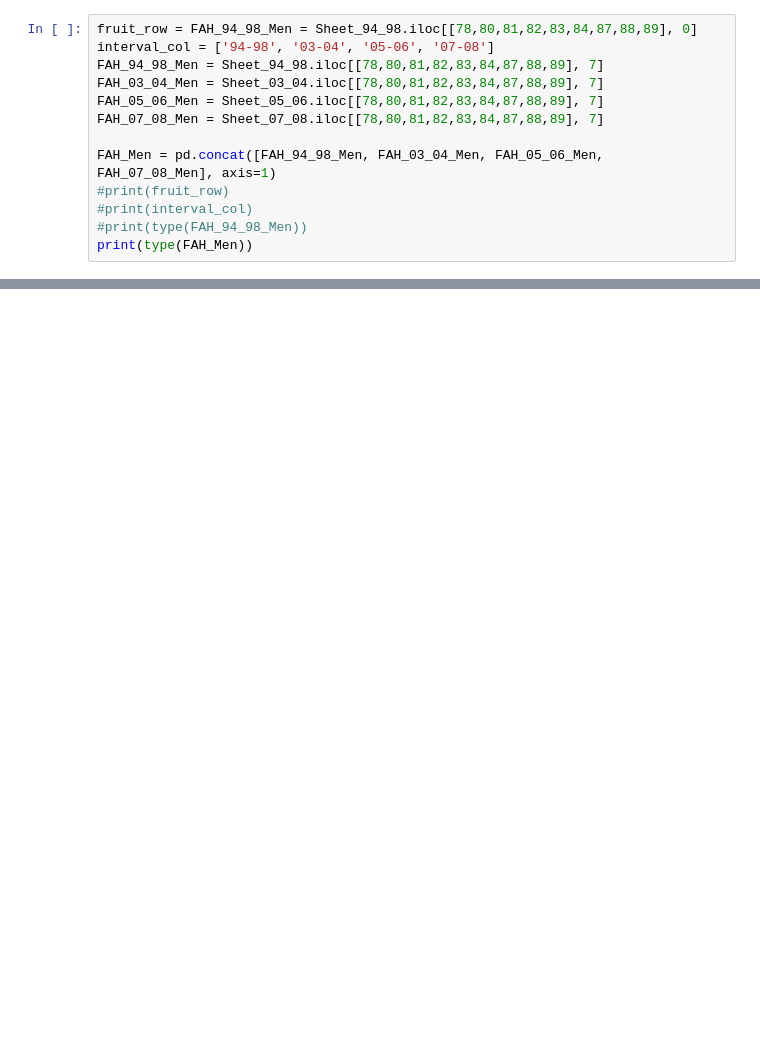
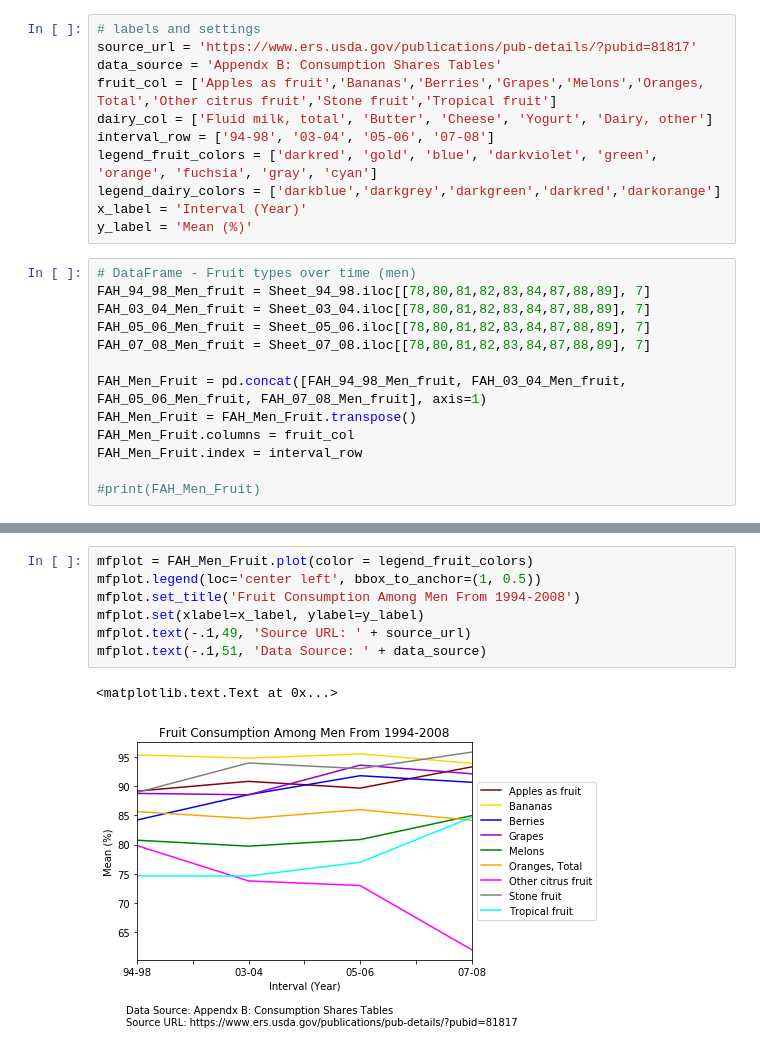
Before and after one commit to maismin/CSC59969S17HW1, a Jupyter notebook: prob2/prob2.ipynb, the cells around one changed output, grey strips where cells are left out. Cells and saved outputs as stored; diff of their text form; blank space fills up the shorter version.

Commit message:
Included excel file and completed charts - need to write summary

```diff
--- a/prob2/prob2.ipynb
+++ b/prob2/prob2.ipynb
@@ -14,13 +17,24 @@ Sheet_07_08 = pd.read_excel("../USFoodCommodity.xls", sheetname='07-08 FAH')
+# %%
+# labels and settings
+source_url = 'https://www.ers.usda.gov/publications/pub-details/?pubid=81817'
+data_source = 'Appendx B: Consumption Shares Tables'
+fruit_col = ['Apples as fruit','Bananas','Berries','Grapes','Melons','Oranges, Total','Other citrus fruit','Stone fruit','Tropical fruit']
+dairy_col = ['Fluid milk, total', 'Butter', 'Cheese', 'Yogurt', 'Dairy, other']
+interval_row = ['94-98', '03-04', '05-06', '07-08']
+legend_fruit_colors = ['darkred', 'gold', 'blue', 'darkviolet', 'green', 'orange', 'fuchsia', 'gray', 'cyan']
+legend_dairy_colors = ['darkblue','darkgrey','darkgreen','darkred','darkorange']
+x_label = 'Interval (Year)'
+y_label = 'Mean (%)'
 # %%
-fruit_row = FAH_94_98_Men = Sheet_94_98.iloc[[78,80,81,82,83,84,87,88,89], 0]
-interval_col = ['94-98', '03-04', '05-06', '07-08']
-FAH_94_98_Men = Sheet_94_98.iloc[[78,80,81,82,83,84,87,88,89], 7]
-FAH_03_04_Men = Sheet_03_04.iloc[[78,80,81,82,83,84,87,88,89], 7]
-FAH_05_06_Men = Sheet_05_06.iloc[[78,80,81,82,83,84,87,88,89], 7]
-FAH_07_08_Men = Sheet_07_08.iloc[[78,80,81,82,83,84,87,88,89], 7]
+# DataFrame - Fruit types over time (men)
+FAH_94_98_Men_fruit = Sheet_94_98.iloc[[78,80,81,82,83,84,87,88,89], 7]
+FAH_03_04_Men_fruit = Sheet_03_04.iloc[[78,80,81,82,83,84,87,88,89], 7]
+FAH_05_06_Men_fruit = Sheet_05_06.iloc[[78,80,81,82,83,84,87,88,89], 7]
+FAH_07_08_Men_fruit = Sheet_07_08.iloc[[78,80,81,82,83,84,87,88,89], 7]
 
-FAH_Men = pd.concat([FAH_94_98_Men, FAH_03_04_Men, FAH_05_06_Men, FAH_07_08_Men], axis=1)
-#print(fruit_row)
-#print(interval_col)
-#print(type(FAH_94_98_Men))
-print(type(FAH_Men))
+FAH_Men_Fruit = pd.concat([FAH_94_98_Men_fruit, FAH_03_04_Men_fruit, FAH_05_06_Men_fruit, FAH_07_08_Men_fruit], axis=1)
+FAH_Men_Fruit = FAH_Men_Fruit.transpose()
+FAH_Men_Fruit.columns = fruit_col
+FAH_Men_Fruit.index = interval_row
+
+#print(FAH_Men_Fruit)
@@ -33,0 +80,10 @@ FAH_07_08_Women = Sheet_07_08.iloc[[78,80,81,82,83,84,87,88,89], [0,10]]
+# %%
+mfplot = FAH_Men_Fruit.plot(color = legend_fruit_colors)
+mfplot.legend(loc='center left', bbox_to_anchor=(1, 0.5))
+mfplot.set_title('Fruit Consumption Among Men From 1994-2008')
+mfplot.set(xlabel=x_label, ylabel=y_label)
+mfplot.text(-.1,49, 'Source URL: ' + source_url)
+mfplot.text(-.1,51, 'Data Source: ' + data_source)
+# %% [output]
+<matplotlib.text.Text at 0x...>
+[figure, added]
```
Also changed, not shown: parts of 9 cells of this notebook, 1 other file.
